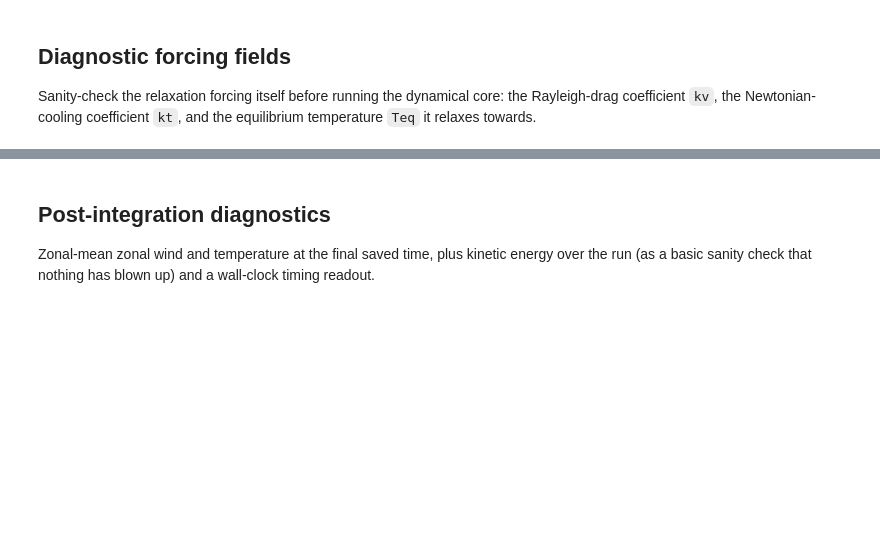
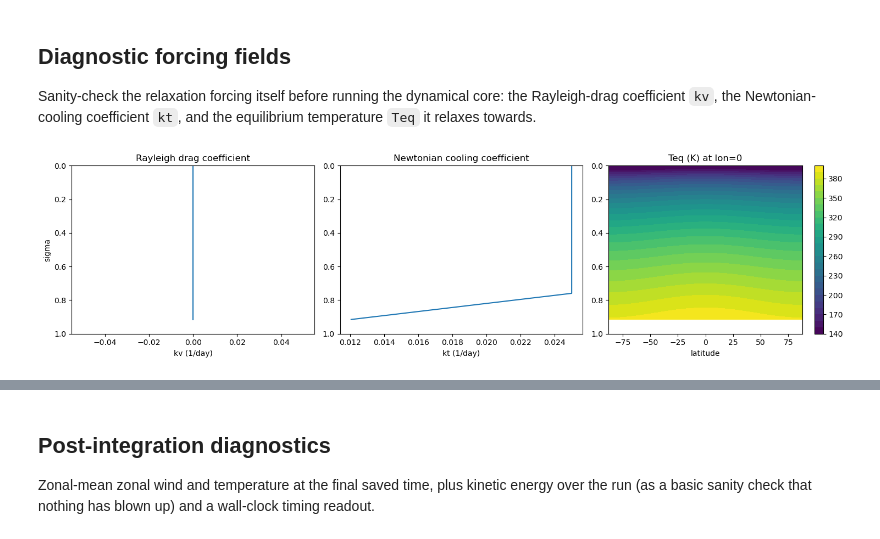
Before and after one commit to sit23/dinosaur, a Jupyter notebook: notebooks/jupiter/lian_showman_jupiter_demo.ipynb, the cells around one changed output, grey strips where cells are left out. Cells and saved outputs as stored; diff of their text form; code cells hidden in the pictures; blank space fills up the shorter version.

```diff
--- a/notebooks/jupiter/lian_showman_jupiter_demo.ipynb
+++ b/notebooks/jupiter/lian_showman_jupiter_demo.ipynb
@@ -52,37 +55,40 @@ Sanity-check the relaxation forcing itself before running the dynamical core: th
 # %%
 grid = coords.horizontal
 sigma = coords.vertical.centers
 lon, _ = grid.nodal_mesh
 surface_pressure_nondim = physics_specs.nondimensionalize(p0) * np.ones_like(lon)
 
 lat_deg = np.arcsin(grid.nodal_axes[1]) * 180 / np.pi
 
 kv_si = physics_specs.dimensionalize(hs_forcing.kv()[:, 0, 0], 1 / units.day)
-kt_si = physics_specs.dimensionalize(hs_forcing.kt(), 1 / units.day)
+# kt has no latitude dependence in this forcing (unlike Held-Suarez's kt),
+# so it broadcasts against sigma alone; squeeze out the size-1 lon/lat axes.
+kt_si = physics_specs.dimensionalize(hs_forcing.kt()[:, 0, 0], 1 / units.day)
 teq_si = physics_specs.dimensionalize(
     hs_forcing.equilibrium_temperature(surface_pressure_nondim), units.degK
 )
 
 fig, axes = plt.subplots(1, 3, figsize=(15, 4))
 
 axes[0].plot(kv_si.magnitude, sigma)
 axes[0].set_ylim(1, 0)
 axes[0].set_xlabel('kv (1/day)')
 axes[0].set_ylabel('sigma')
 axes[0].set_title('Rayleigh drag coefficient')
 
-cf = axes[1].contourf(lat_deg, sigma, kt_si.magnitude[:, 0, :], levels=30)
+axes[1].plot(kt_si.magnitude, sigma)
 axes[1].set_ylim(1, 0)
-axes[1].set_xlabel('latitude')
-axes[1].set_title('kt (1/day) at lon=0')
-plt.colorbar(cf, ax=axes[1])
+axes[1].set_xlabel('kt (1/day)')
+axes[1].set_title('Newtonian cooling coefficient')
 
 cf = axes[2].contourf(lat_deg, sigma, teq_si.magnitude[:, 0, :], levels=30)
 axes[2].set_ylim(1, 0)
 axes[2].set_xlabel('latitude')
 axes[2].set_title('Teq (K) at lon=0')
 plt.colorbar(cf, ax=axes[2])
 plt.tight_layout()
+# %% [output]
+[figure, added]
 # %%
 # Radiative-equilibrium potential temperature at the equator, log-pressure axis,
 # to check the deep-isothermal / cubic-taper / constant-potential-temperature
```
Also changed, not shown: parts of 4 cells of this notebook, 1 other file.
